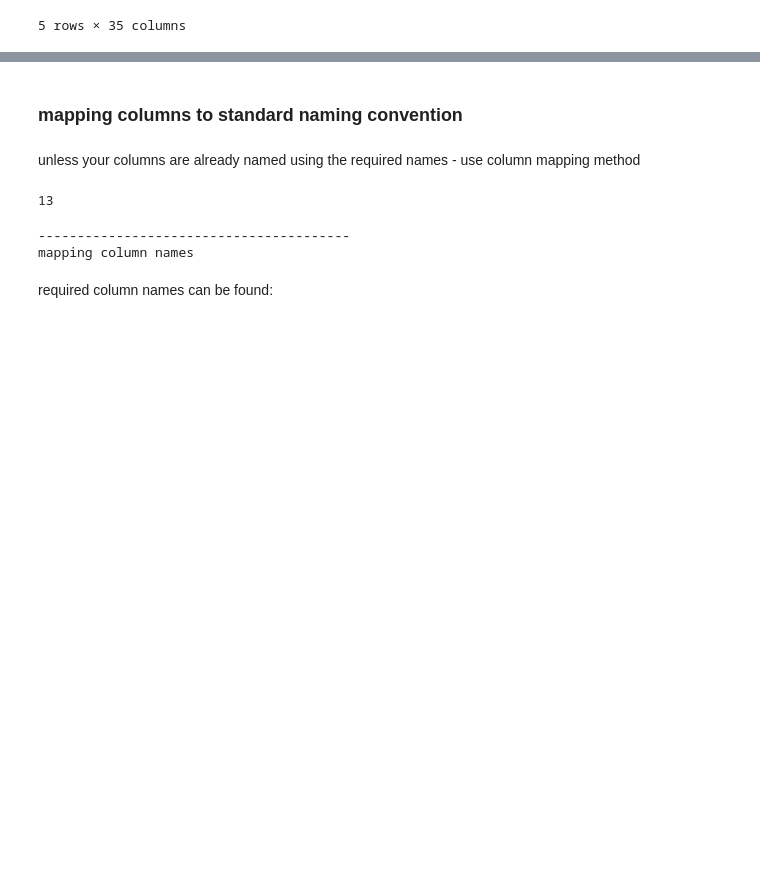
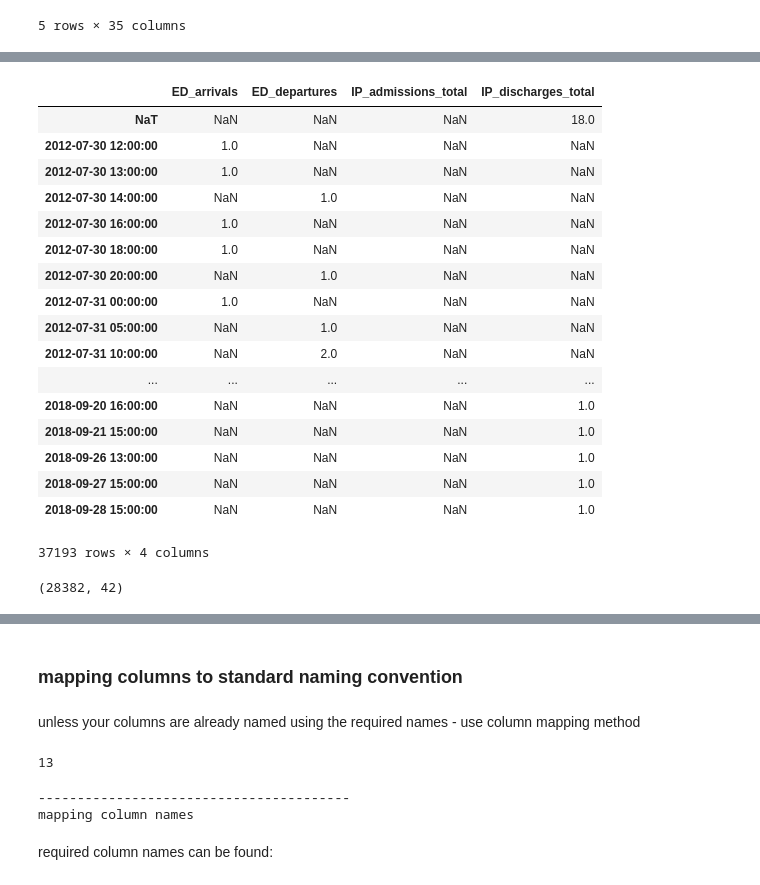
Before and after one commit to BradKeogh/flosp, a Jupyter notebook: example/example_flosp_workflow.ipynb, the cells around one changed output, grey strips where cells are left out. Drawn from its saved outputs; the diff is of its cells as text; code cells hidden in the pictures; blank space fills up the shorter version.

```diff
--- a/example/example_flosp_workflow.ipynb
+++ b/example/example_flosp_workflow.ipynb
@@ -132,0 +196,25 @@ hosp.extract_data('IP').head()
+# %%
+hosp.data.HOURLY
+# %% [output]
+|  | ED_arrivals | ED_departures | IP_admissions_total | IP_discharges_total |
+| NaT | NaN | NaN | NaN | 18.0 |
+| 2012-07-30 12:00:00 | 1.0 | NaN | NaN | NaN |
+| 2012-07-30 13:00:00 | 1.0 | NaN | NaN | NaN |
+| 2012-07-30 14:00:00 | NaN | 1.0 | NaN | NaN |
+| 2012-07-30 16:00:00 | 1.0 | NaN | NaN | NaN |
+| 2012-07-30 18:00:00 | 1.0 | NaN | NaN | NaN |
+| 2012-07-30 20:00:00 | NaN | 1.0 | NaN | NaN |
+| 2012-07-31 00:00:00 | 1.0 | NaN | NaN | NaN |
+| 2012-07-31 05:00:00 | NaN | 1.0 | NaN | NaN |
+| 2012-07-31 10:00:00 | NaN | 2.0 | NaN | NaN |
+| ... | ... | ... | ... | ... |
+| 2018-09-20 16:00:00 | NaN | NaN | NaN | 1.0 |
+| 2018-09-21 15:00:00 | NaN | NaN | NaN | 1.0 |
+| 2018-09-26 13:00:00 | NaN | NaN | NaN | 1.0 |
+| 2018-09-27 15:00:00 | NaN | NaN | NaN | 1.0 |
+| 2018-09-28 15:00:00 | NaN | NaN | NaN | 1.0 |
+37193 rows × 4 columns
+# %%
+hosp.data.ED.shape
+# %% [output]
+(28382, 42)
```
Also changed, not shown: parts of 44 cells of this notebook, 7 other files.
